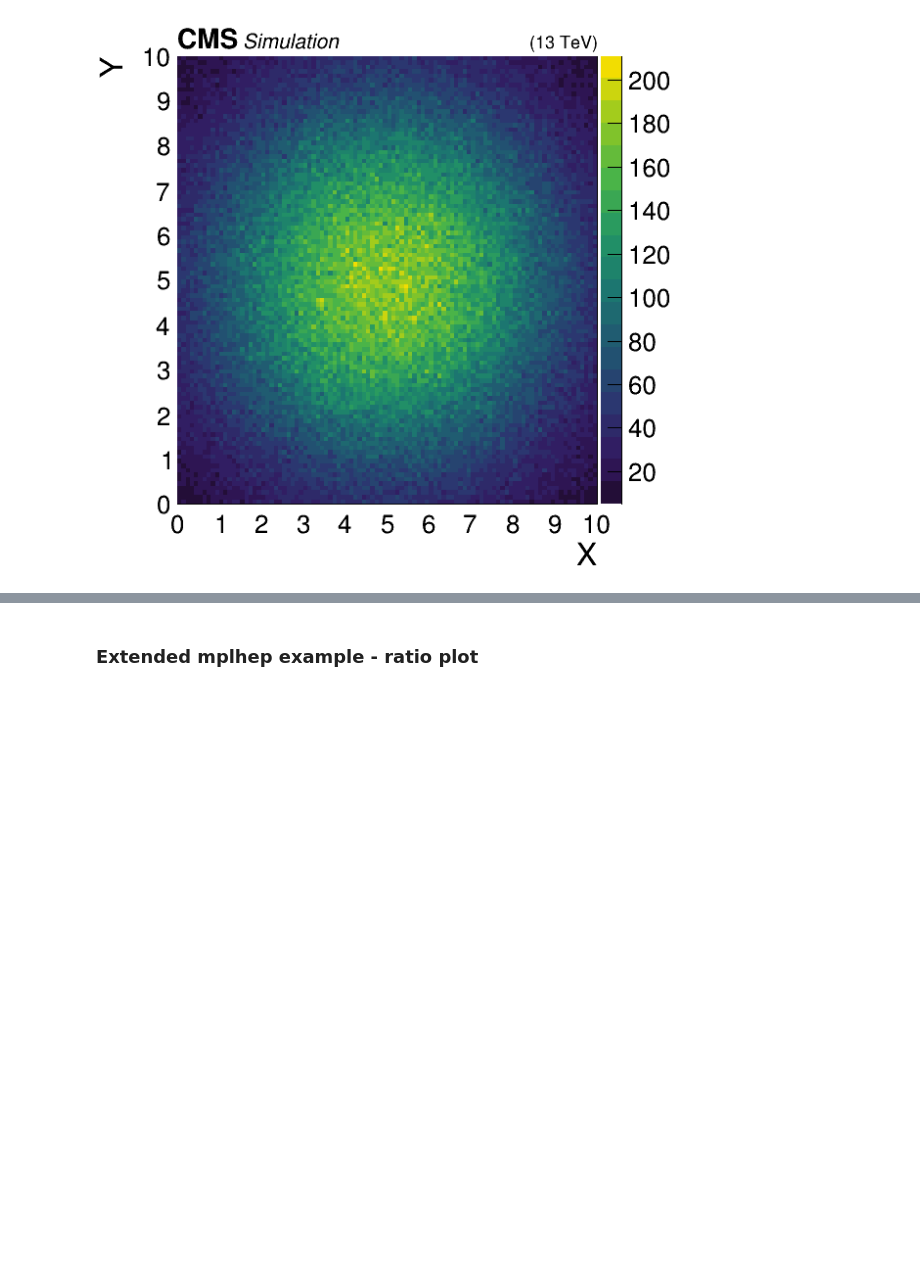
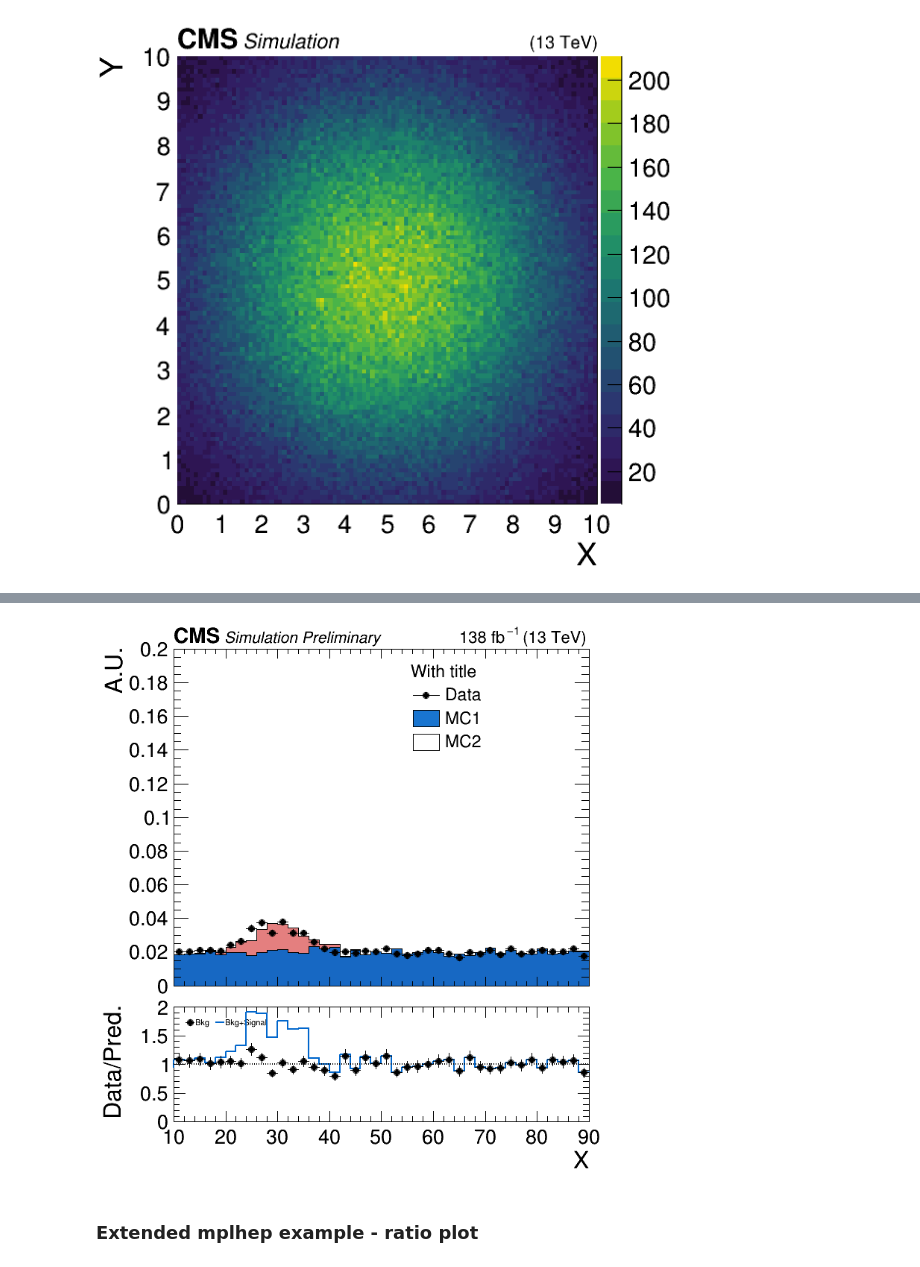
Before and after one commit to ttedeschi/tutorial_CAT, a Jupyter notebook: tutorial_CAT.ipynb, the cells around one changed output, grey strips where cells are left out. Drawn from its saved outputs; the diff is of its cells as text; code cells hidden in the pictures; blank space fills up the shorter version.

```diff
--- a/tutorial_CAT.ipynb
+++ b/tutorial_CAT.ipynb
@@ -426,0 +365,77 @@ Info in <TCanvas::Print>: pdf file ./pdfs_palette/example_2D_rectangle_pos0.pdf
+# %%
+data = ROOT.TH1F("data", "data", 50, 0, 100)
+bkg = ROOT.TH1F("bkg", "bkg", 50, 0, 100)
+signal = ROOT.TH1F("signal", "signal", 50, 0, 100)
+
+f_exp = ROOT.TF1("exp30","1./30*exp(-1./30)", 0, 100)
+f_gaus305 = ROOT.TF1("gaus305","gaus", 0, 100)
+f_gaus305.SetParameters(1, 30, 5)
+
+bkg.FillRandom("exp30", 10000)
+data.FillRandom("exp30", 10000)
+signal.FillRandom("gaus305", 1000)
+data.FillRandom("gaus305", 1000)
+signal.Scale(0.1 / signal.Integral())
+bkg.Scale(1.0 / bkg.Integral())
+bkg_tot = bkg.Clone("bkg_tot")
+bkg_tot.Add(signal)
+
+data.Scale(bkg_tot.Integral() / data.Integral())
+ratio = data.Clone("ratio")
+ratio_nosignal = data.Clone("ratio_nosignal")
+
+ratio.Divide(bkg_tot)
+ratio_nosignal.Divide(bkg)
+
+
+square=CMS.kSquare
+iPos=0
+
+# Takes care of fixing overlay and closing object
+
+canv_name += "_ratio"
+dicanv = CMS.cmsDiCanvas(
+    canv_name,
+    10,
+    90,
+    0,
+    0.2,
+    0.0,
+    2.0,
+    "X",
+    "A.U.",
+    "Data/Pred.",
+    square=square,
+    extraSpace=0.1,
+    iPos=iPos,
+)
+dicanv.cd(1)
+
+leg = CMS.cmsLeg(0.60, 0.89 - 0.05 * 5, 0.89, 0.89, textSize=0.05)
+leg.AddEntry(data, "Data", "lp")
+leg.AddEntry(bkg, "MC1", "f")
+leg.AddEntry(signal, "MC2", "f")
+
+CMS.cmsHeader(leg, "With title", textSize=0.05)
+
+CMS.cmsDraw(bkg_tot, "hist", fcolor=ROOT.kRed + 1, alpha=0.5)
+CMS.cmsDraw(bkg, "hist", fcolor=ROOT.kAzure + 2, alpha=0.9)
+CMS.cmsDraw(data, "P", mcolor=ROOT.kBlack)
+
+CMS.fixOverlay()
+
+dicanv.cd(2)
+leg_ratio = CMS.cmsLeg(
+    0.17, 0.97 - 0.05 * 5, 0.35, 0.97, textSize=0.05, columns=2
+)
+# how alternative way to pass style options
+style = {"style": "hist", "lcolor": ROOT.kAzure + 2, "lwidth": 2, "fstyle": 0}
+CMS.cmsDraw(ratio_nosignal, **style)
+CMS.cmsDraw(ratio, "P", mcolor=ROOT.kBlack)
+
+leg_ratio.AddEntry(ratio, "Bkg", "lp")
+leg_ratio.AddEntry(ratio_nosignal, "Bkg+Signal", "l")
+
+ref_line = ROOT.TLine(10, 1, 90, 1)
+CMS.cmsDrawLine(ref_line, lcolor=ROOT.kBlack, lstyle=ROOT.kDotted)
+# %% [output]
@@ -426,0 +446 @@ Info in <TCanvas::Print>: pdf file ./pdfs_palette/example_2D_rectangle_pos0.pdf
+[figure, added]
```
Also changed, not shown: parts of 32 cells of this notebook.
